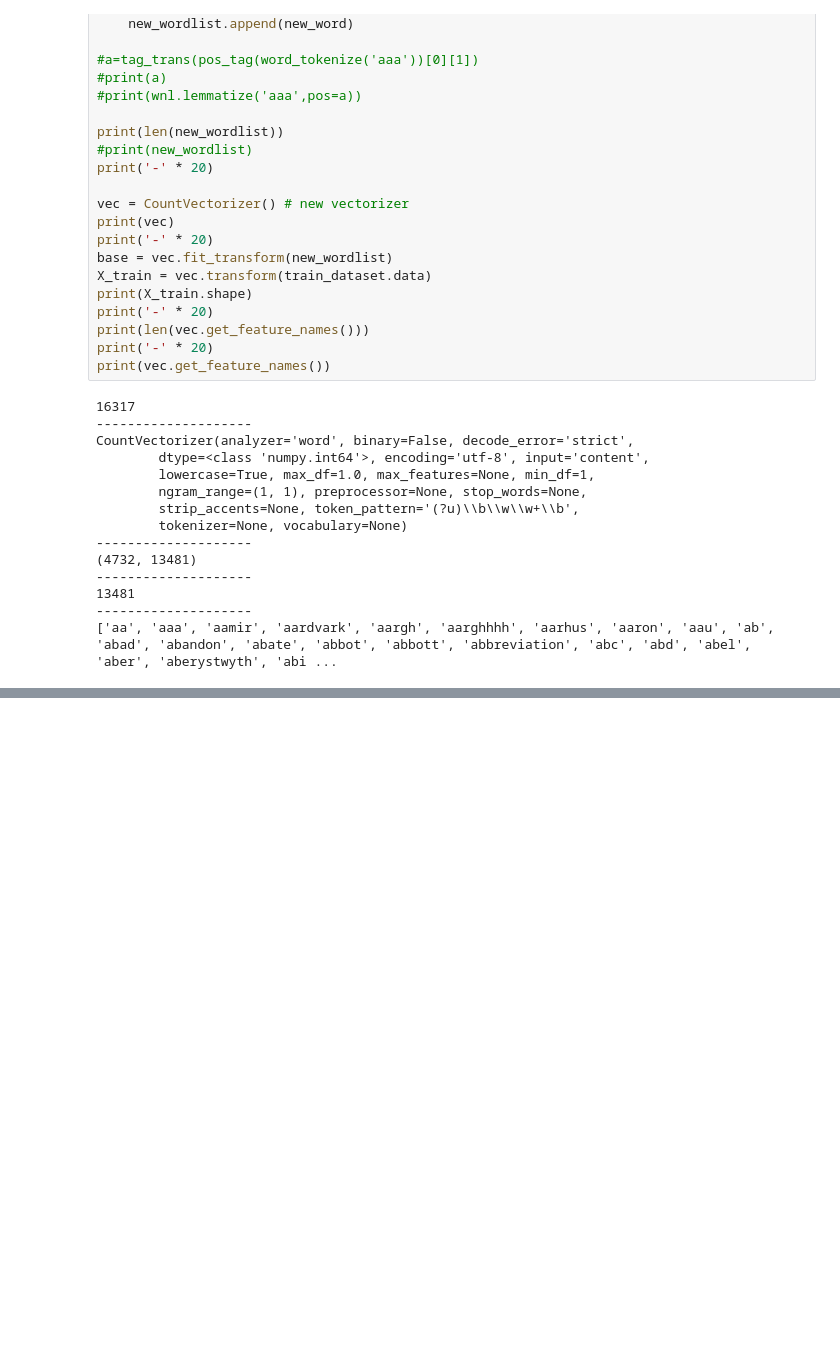
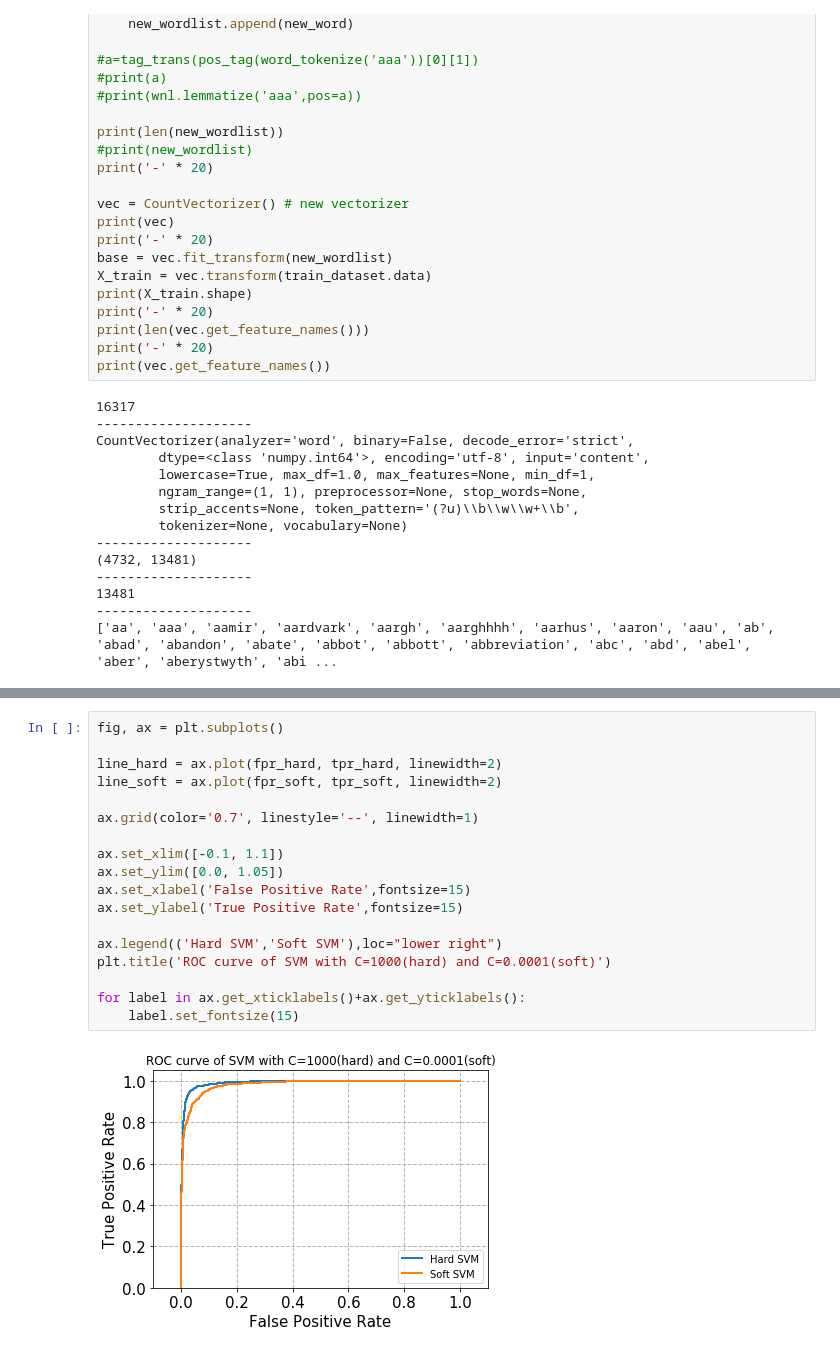
Before and after one commit to Shuyifan/ECE-219-Large-Scale-Data-Mining-Project, a Jupyter notebook: Project1.ipynb, the cells around one changed output, grey strips where cells are left out. Cells and saved outputs as stored; diff of their text form; blank space fills up the shorter version.

```diff
--- a/Project1.ipynb
+++ b/Project1.ipynb
@@ -339,0 +579,20 @@ print(X_test_tfidf.toarray()[:30,:30])
+# %%
+fig, ax = plt.subplots()
+
+line_hard = ax.plot(fpr_hard, tpr_hard, linewidth=2)
+line_soft = ax.plot(fpr_soft, tpr_soft, linewidth=2)
+
+ax.grid(color='0.7', linestyle='--', linewidth=1)
+
+ax.set_xlim([-0.1, 1.1])
+ax.set_ylim([0.0, 1.05])
+ax.set_xlabel('False Positive Rate',fontsize=15)
+ax.set_ylabel('True Positive Rate',fontsize=15)
+
+ax.legend(('Hard SVM','Soft SVM'),loc="lower right")
+plt.title('ROC curve of SVM with C=1000(hard) and C=0.0001(soft)')
+
+for label in ax.get_xticklabels()+ax.get_yticklabels():
+    label.set_fontsize(15)
+# %% [output]
+[figure, added]
```
Also changed, not shown: parts of 31 cells of this notebook.
